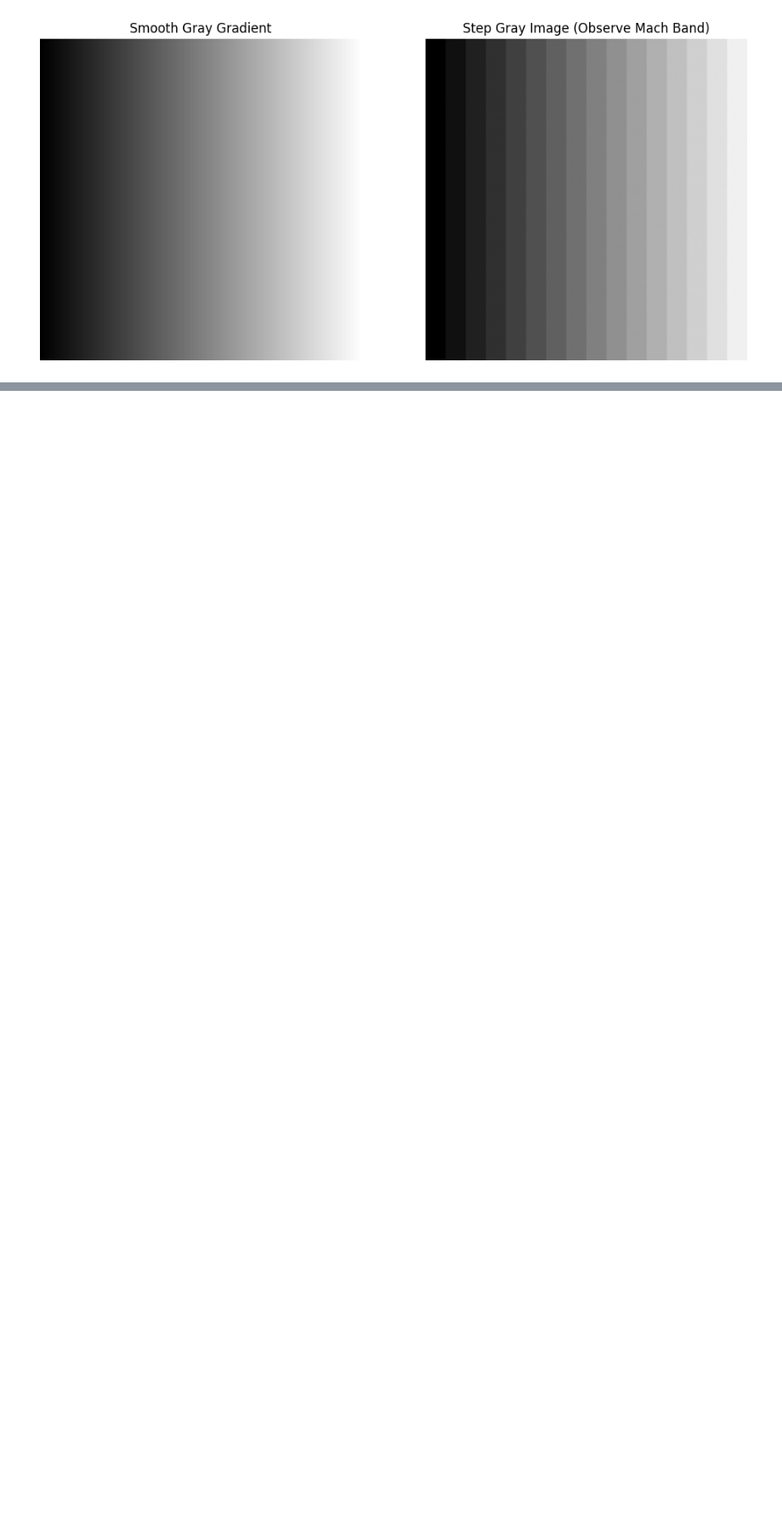
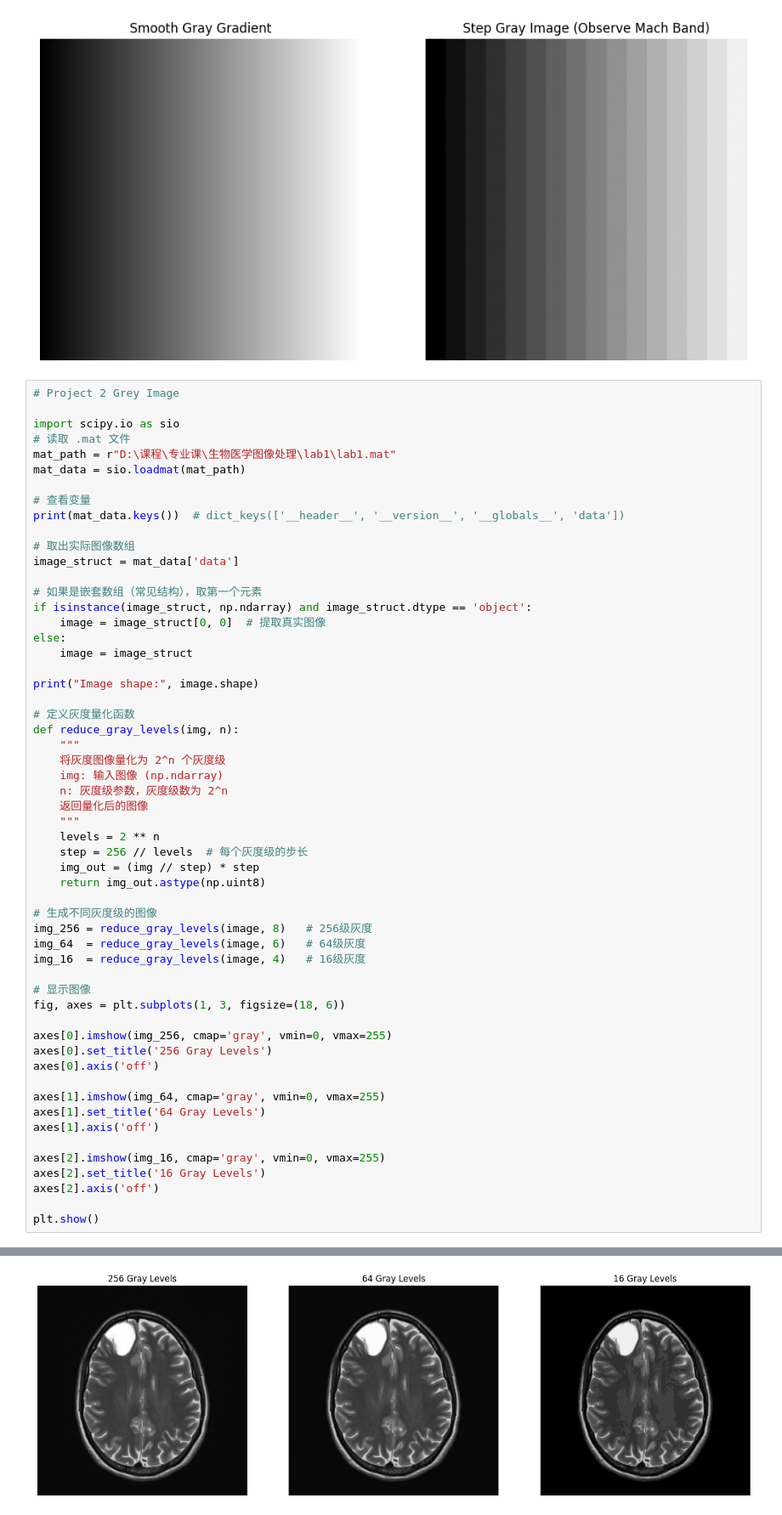
Before and after one commit to Ethereal-26857/DIP_project, a Jupyter notebook: LAB1_3230100700_final.ipynb, the cells around one changed output, grey strips where cells are left out. Shown at 85% size. Drawn from its saved outputs; the diff is of its cells as text; blank space fills up the shorter version.

```diff
--- a/LAB1_3230100700_final.ipynb
+++ b/LAB1_3230100700_final.ipynb
@@ -31,3 +31,60 @@ axes[1].axis('off')
 plt.show()
 # %% [output]
 [figure]
+# %%
+# Project 2 Grey Image
+
+import scipy.io as sio
+# 读取 .mat 文件
+mat_path = r"D:\课程\专业课\生物医学图像处理\lab1\lab1.mat"
+mat_data = sio.loadmat(mat_path)
+
+# 查看变量
+print(mat_data.keys())  # dict_keys(['__header__', '__version__', '__globals__', 'data'])
+
+# 取出实际图像数组
+image_struct = mat_data['data']
+
+# 如果是嵌套数组（常见结构），取第一个元素
+if isinstance(image_struct, np.ndarray) and image_struct.dtype == 'object':
+    image = image_struct[0, 0]  # 提取真实图像
+else:
+    image = image_struct
+
+print("Image shape:", image.shape)
+
+# 定义灰度量化函数
+def reduce_gray_levels(img, n):
+    """
+    将灰度图像量化为 2^n 个灰度级
+    img: 输入图像 (np.ndarray)
+    n: 灰度级参数，灰度级数为 2^n
+    返回量化后的图像
+    """
+    levels = 2 ** n
+    step = 256 // levels  # 每个灰度级的步长
+    img_out = (img // step) * step
+    return img_out.astype(np.uint8)
+
+# 生成不同灰度级的图像
+img_256 = reduce_gray_levels(image, 8)   # 256级灰度
+img_64  = reduce_gray_levels(image, 6)   # 64级灰度
+img_16  = reduce_gray_levels(image, 4)   # 16级灰度
+
+# 显示图像
+fig, axes = plt.subplots(1, 3, figsize=(18, 6))
+
+axes[0].imshow(img_256, cmap='gray', vmin=0, vmax=255)
+axes[0].set_title('256 Gray Levels')
+axes[0].axis('off')
+
+axes[1].imshow(img_64, cmap='gray', vmin=0, vmax=255)
+axes[1].set_title('64 Gray Levels')
+axes[1].axis('off')
+
+axes[2].imshow(img_16, cmap='gray', vmin=0, vmax=255)
+axes[2].set_title('16 Gray Levels')
+axes[2].axis('off')
+
+plt.show()
+# %% [output]
@@ -33,0 +93 @@ plt.show()
+[figure, added]
```
Also changed, not shown: parts of 5 cells of this notebook, 2 other files.
